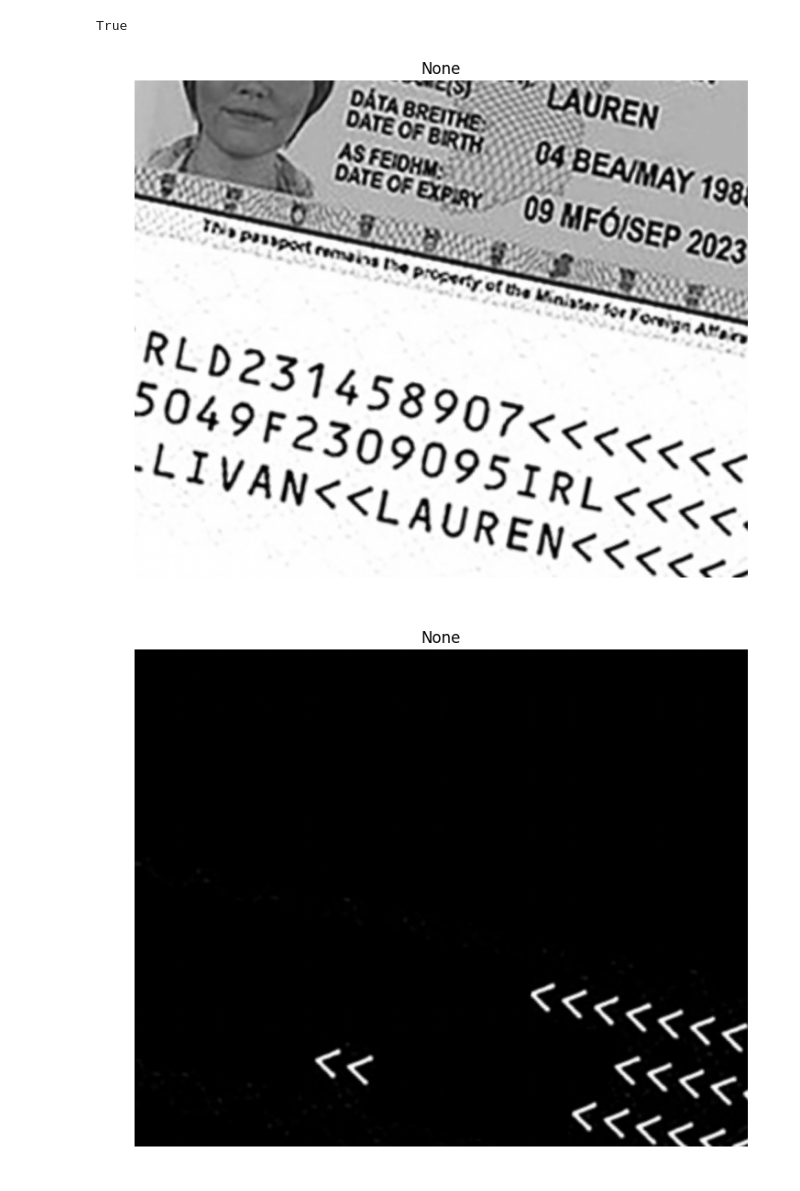
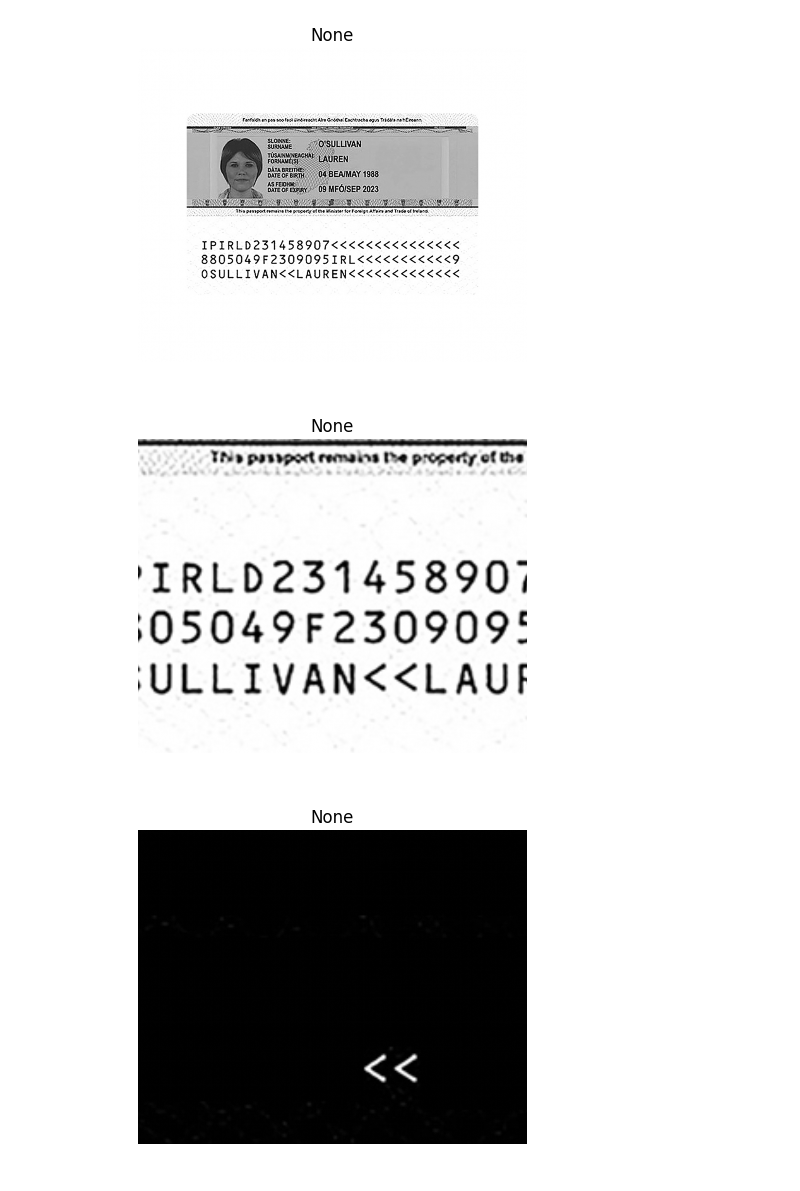
Before and after one commit to xmarvin/angle-bracket-detection-lab, a Jupyter notebook: Augmentation.ipynb, the cells around one changed output. Drawn from its saved outputs; the diff is of its cells as text; code cells hidden in the pictures.

```diff
--- a/Augmentation.ipynb
+++ b/Augmentation.ipynb
@@ -11,7 +11,7 @@ def show_image(image, title=None):
     if channels == 3:
         image = cv2.cvtColor(image, cv2.COLOR_BGR2RGB)
     oldfigsize = plt.rcParams["figure.figsize"]
-    plt.rcParams["figure.figsize"] = (image.shape[1]//100+1,image.shape[0]//100+1)
+    plt.rcParams["figure.figsize"] = (5,5)
     plt.autoscale(enable=True, axis='both', tight=False)
     plt.axis('off')
     plt.imshow(image, aspect='equal', interpolation='gaussian', cmap='gray' if channels == 1 else None)
@@ -19,10 +19,10 @@ def show_image(image, title=None):
     plt.show()
     plt.rcParams["figure.figsize"] = oldfigsize
 # %%
-  def randomShiftScaleRotate(image,    mask,
-                           shift_limit=(-0.625, 0.625),
-                           scale_limit=(-0.3, 2),
-                           rotate_limit=(-15, 15), aspect_limit=(0, 0),
+def randomShiftScaleRotate(image, mask,
+                           shift_limit=(-0.7, 0.7),
+                           scale_limit=(2, 3),
+                           rotate_limit=(0, 0), aspect_limit=(0, 0),
                            borderMode=cv2.BORDER_CONSTANT):
     height, width = image.shape
 
@@ -53,16 +53,7 @@ def show_image(image, title=None):
                                 borderValue=(
                                     0, 0,
                                     0,))
-    return image,  mask
+    return image, mask
 # %%
 image = cv2.imread('sample6.jpg', cv2.IMREAD_GRAYSCALE)
 mask = cv2.imread('sample6-highlighted.jpg', cv2.IMREAD_GRAYSCALE)
-# %%
-crop_img = image[370:370+128, 215:215+128]
-crop_mask = mask[370:370+128, 215:215+128]
-#show_image(crop_img)
-#show_image(crop_mask)
-cv2.imwrite("mask_bracket/data/sample_cropped.jpg", crop_img)
-cv2.imwrite("mask_bracket/data/mask_cropped.jpg", crop_mask)
-# %% [output]
-True
@@ -72,7 +60,11 @@ bracket = crop_img = image[370:370+128, 215:215+128]
+# %%
+show_image(image)
+# %% [output]
+[figure, added]
 # %%
-im1, m1 = randomShiftScaleRotate(image, mask)
-show_image(im1)
+i1,m1 =randomShiftScaleRotate(image, mask)
+show_image(i1)
 show_image(m1)
 # %% [output]
-[figure, old version]
+[figure, new version]
-[figure, old version]
+[figure, new version]
```
Also changed, not shown: parts of 3 cells of this notebook, 7 other files.
